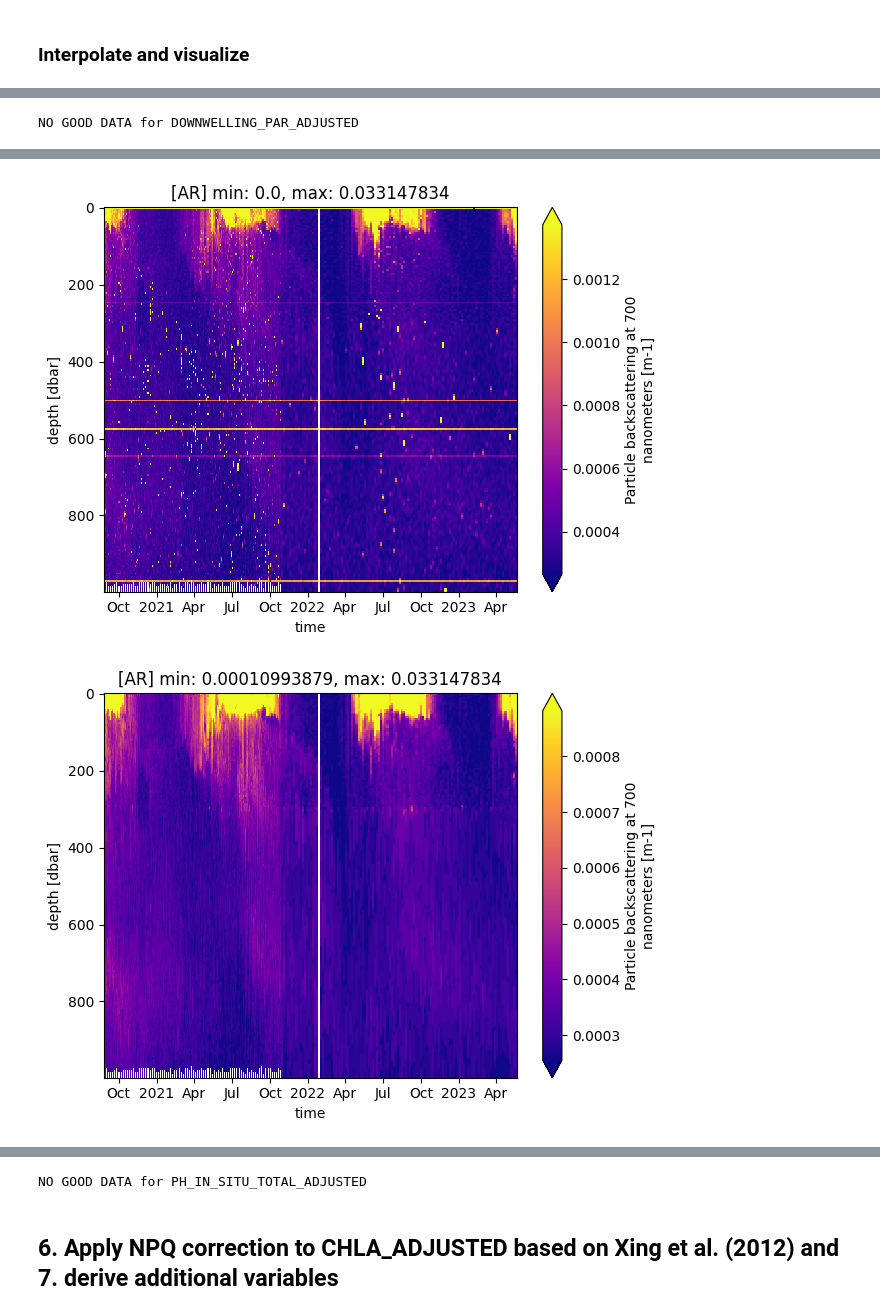
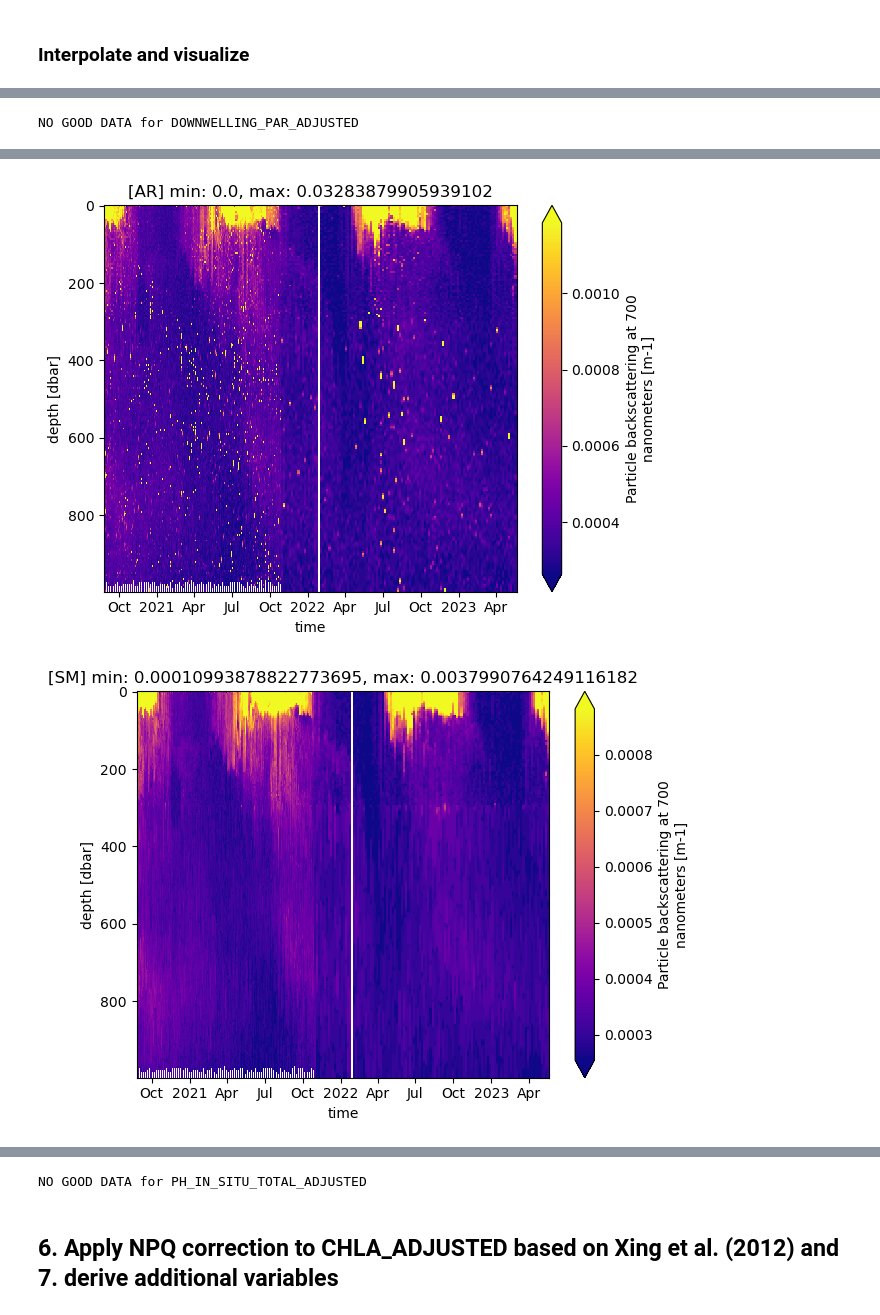
Before and after one commit to hakaseh/ar-bgc-argo, a Jupyter notebook: generate.ipynb, the cells around one changed output, grey strips where cells are left out. Drawn from its saved outputs; the diff is of its cells as text; code cells hidden in the pictures.

Commit message:
apply the offset by negatives for CHLA and NITRATE. apply the set negatives to zeros for BBP700. add the manuscript. update the example dataset.

```diff
--- a/generate.ipynb
+++ b/generate.ipynb
@@ -349,7 +349,6 @@ ds_int['LATITUDE'] = xr.DataArray(
     dims=['time'],attrs=ds['LATITUDE'].attrs
 )
 
-
 def interpolate_argo(pres_in, pres_out, data_in):
     # Initialize output array with NaNs
     data2d = np.full((pres_in.shape[0], len(pres_out)), np.nan)
@@ -368,7 +367,7 @@ def interpolate_argo(pres_in, pres_out, data_in):
 
         try:
             # 4. Create the Akima Interpolator
-            akima = scipy.interpolate.Akima1DInterpolator(curr_pres, curr_data)
+            akima = scipy.interpolate.Akima1DInterpolator(curr_pres, curr_data, method="makima", extrapolate=True)
 
             # 5. Interpolate
             interpolated_profile = akima(pres_out)
@@ -401,6 +400,15 @@ def create_data_array(vars_in,data_in,pres_in,time_in):
         attrs=ds[vars_in].attrs # copy the input file attributes
             )
     return data_array
+
+# offset each profile by the minimum value if it is negative; otherwise, do nothing.
+# we assume that profiles are continuous (relative changes are real) and negative values are small
+def offset_by_neg(da2d_in):
+    return da2d_in - da2d_in.min("depth").clip(max=0)
+# set the negatives to zeros for BBP.
+# we assume that profiles are spiky and large negative values can exit even after QC filtering (so offset_by_neg is unsuitable).
+def set_neg2zero(da2d_in):
+    return da2d_in.clip(min=0)
 # %% [markdown]
 ### Interpolate and visualize
 # %%
@@ -409,15 +417,18 @@ for j in range(len(vars_original)):
     try:
         good_ds,good_pres = ds_valid(vars_original[j],qc2keep)
         if good_ds.notnull().any(): # if finite values exit
-            # If the minimum value is negative, offset the profile by that value.
             if vars_original[j] == "CHLA_ADJUSTED":
                 good_ds = ds_smooth
             elif vars_original[j] == "BBP700_ADJUSTED":
                 good_ds = ds_bbp
             data_int = interpolate_argo(good_pres.values,pres_int,good_ds.values)
-            if vars_original[j] in ["NITRATE_ADJUSTED", "CHLA_ADJUSTED", "BBP700_ADJUSTED"]:
-                data_int = data_int - np.nanmin(data_int,axis=0).clip(max=0)
             ds_int[vars_original[j]+'_AR'] = create_data_array(vars_original[j],data_int,pres_int,ds["JULD"].values)
+            # offset by negatives
+            if vars_original[j] in ["NITRATE_ADJUSTED", "CHLA_ADJUSTED"]:
+                ds_int[vars_original[j]+'_AR'].values = offset_by_neg(ds_int[vars_original[j]+'_AR'])
+            # set negatives to zeros
+            if vars_original[j] == "BBP700_ADJUSTED":
+                ds_int[vars_original[j]+'_AR'].values = set_neg2zero(ds_int[vars_original[j]+'_AR'])
 
             #Visualization
             plt.figure()
@@ -434,18 +445,19 @@ for j in range(len(vars_original)):
                 # SMall
                 good_ds = ds_bbps
                 data_int = interpolate_argo(good_pres.values,pres_int,good_ds.values)
-                data_int = data_int - np.nanmin(data_int,axis=0).clip(max=0)
                 ds_int["BBP700SM_ADJUSTED_AR"] = create_data_array("BBP700_ADJUSTED",data_int,pres_int,ds["JULD"].values)
+                ds_int["BBP700SM_ADJUSTED_AR"].values = set_neg2zero(ds_int["BBP700SM_ADJUSTED_AR"])
+
                 # LarGe
                 good_ds = ds_bbpl
                 data_int = interpolate_argo(good_pres.values,pres_int,good_ds.values)
-                data_int = data_int - np.nanmin(data_int,axis=0).clip(max=0)
                 ds_int["BBP700LG_ADJUSTED_AR"] = create_data_array("BBP700_ADJUSTED",data_int,pres_int,ds["JULD"].values)
+                ds_int["BBP700LG_ADJUSTED_AR"].values = set_neg2zero(ds_int["BBP700LG_ADJUSTED_AR"])
 
                 plt.figure()
                 ds_int["BBP700SM_ADJUSTED_AR"].plot(x="time",robust=True,cmap="plasma")
-                mmin,mmax = ds_int["BBP700SM_ADJUSTED_AR"].min(),ds_int[vars_original[j]+"_AR"].max()
-                plt.title("[AR] min: "+str(mmin.values)+", max: "+str(mmax.values))
+                mmin,mmax = ds_int["BBP700SM_ADJUSTED_AR"].min(),ds_int["BBP700SM_ADJUSTED_AR"].max()
+                plt.title("[SM] min: "+str(mmin.values)+", max: "+str(mmax.values))
                 plt.gca().invert_yaxis()
                 plt.tight_layout()
                 plt.show()
@@ -453,8 +465,8 @@ for j in range(len(vars_original)):
 
                 plt.figure()
                 ds_int["BBP700LG_ADJUSTED_AR"].plot(x="time",robust=True,cmap="plasma")
-                mmin,mmax = ds_int["BBP700LG_ADJUSTED_AR"].min(),ds_int[vars_original[j]+"_AR"].max()
-                plt.title("[AR] min: "+str(mmin.values)+", max: "+str(mmax.values))
+                mmin,mmax = ds_int["BBP700LG_ADJUSTED_AR"].min(),ds_int["BBP700LG_ADJUSTED_AR"].max()
+                plt.title("[LG] min: "+str(mmin.values)+", max: "+str(mmax.values))
                 plt.gca().invert_yaxis()
                 plt.tight_layout()
                 plt.show()
@@ -472,2 +484,2 @@ NO GOOD DATA for DOWNWELLING_PAR_ADJUSTED
-[figure, old version]
+[figure, new version]
-[figure, old version]
+[figure, new version]
```
Also changed, not shown: parts of 8 cells of this notebook, 6 other files.
